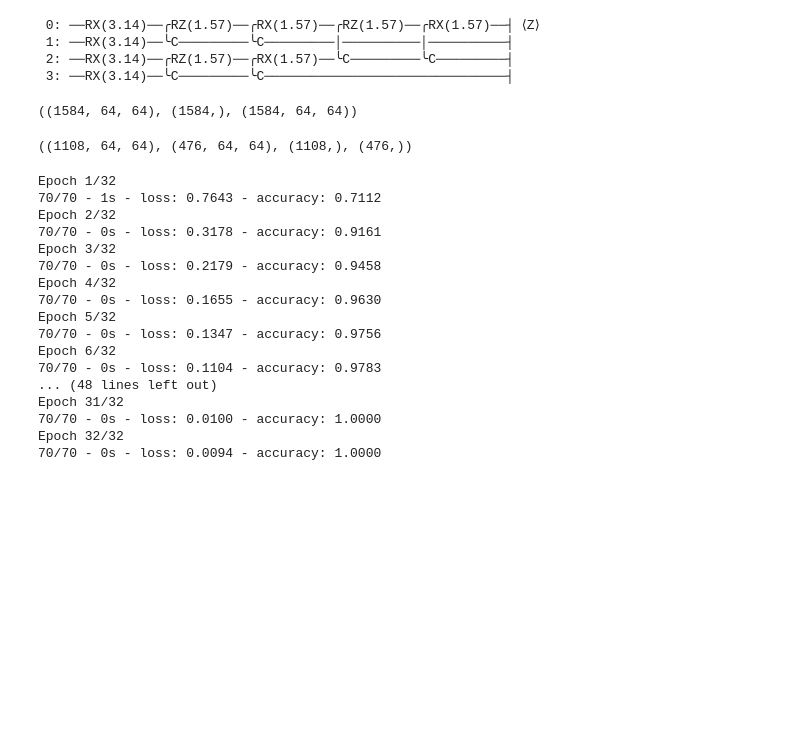
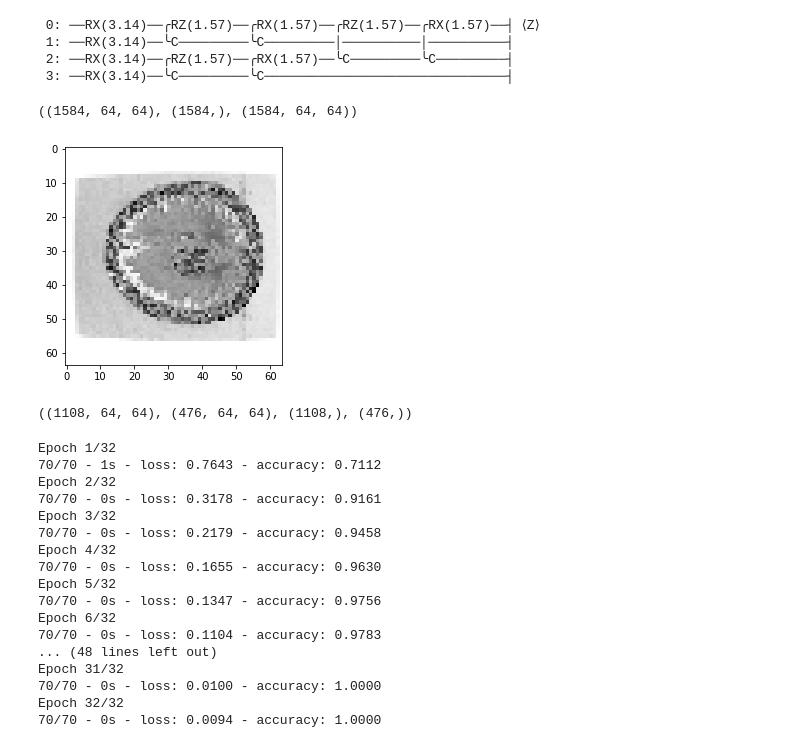
Before and after one commit to ggirlk/portf-draft, a Jupyter notebook: V0.ipynb, the cells around one changed output. Drawn from its saved outputs; the diff is of its cells as text; code cells hidden in the pictures; blank space fills up the shorter version.

```diff
--- a/V0.ipynb
+++ b/V0.ipynb
@@ -180,6 +182,11 @@ npmasks = np.asarray(masks)
 npimages.shape, nplabels.shape, npmasks.shape
 # %% [output]
 ((1584, 64, 64), (1584,), (1584, 64, 64))
+# %%
+plt.imshow(npimages[1], "gray")
+plt.show()
+# %% [output]
+[figure, added]
 # %%
 # Make a train/test split using 30% test size
 from sklearn.model_selection import train_test_split
```
Also changed, not shown: parts of 5 cells of this notebook.
